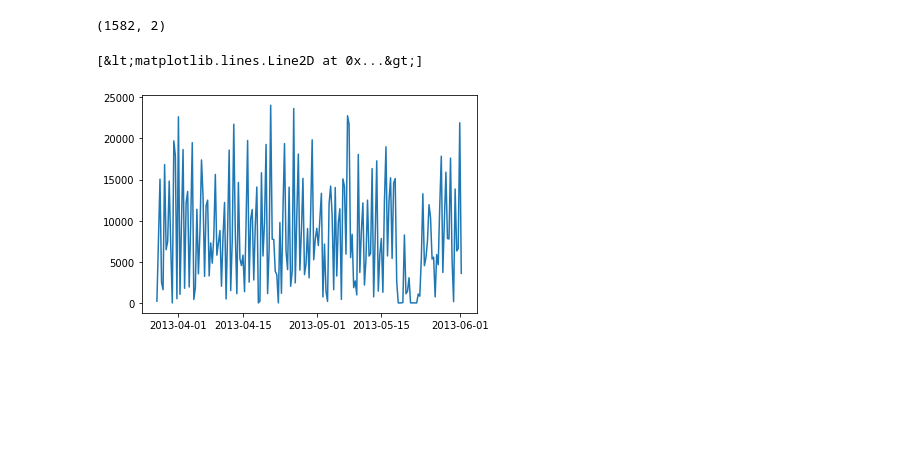
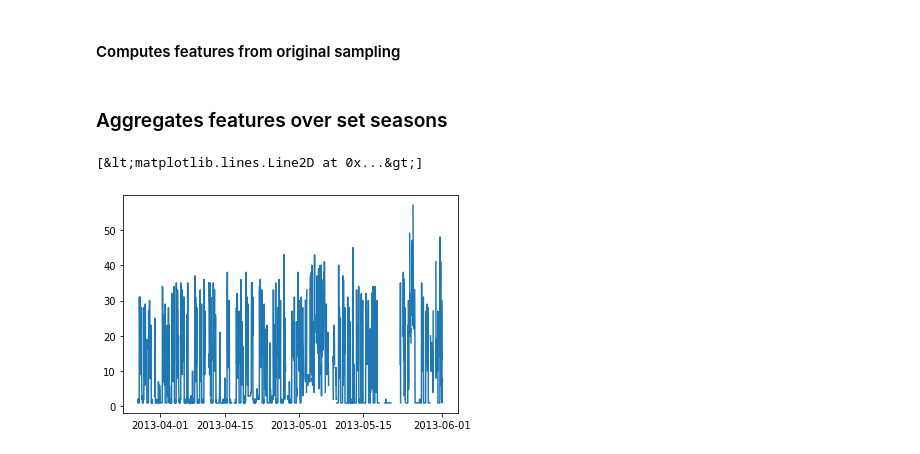
Before and after one commit to jx3yang/MAISHacks2020, a Jupyter notebook: model_training/seasons.ipynb, the cells around one changed output. Cells and saved outputs as stored; diff of their text form; code cells hidden in the pictures; blank space fills up the shorter version.

```diff
--- a/model_training/seasons.ipynb
+++ b/model_training/seasons.ipynb
@@ -23,11 +28,35 @@ df.head()
+# %% [markdown]
+#### Computes features from original sampling
+# %%
+df["main_activity"] = df[["activity_inference_0", "activity_inference_1", "activity_inference_2", "activity_inference_3"]].idxmax(axis="columns")
+df["main_audio"] = df[["audio_inference_0", "audio_inference_1", "audio_inference_2"]].idxmax(axis="columns")
+
+scaler = MinMaxScaler((-1, 1))
+df["now_in_dark"] = scaler.fit_transform(df[["phone_in_dark"]].where(df == 600, other=0).diff()) #{-1: "now dark", 1: "no longer dark"}
+df["now_charging"] = scaler.fit_transform(df[["phone_charging"]].where(df == 600, other=0).diff()) #{-1: "now charging", 1: "no longer charging"}
+df["now_locked"] = scaler.fit_transform(df[["phone_locked"]].where(df == 600, other=0).diff()) #{-1: "now locked", 1: "now unlocked"}
+#df.tail()
+# %% [markdown]
+### Aggregates features over set seasons
 # %%
-feature = df[["conversation", "hours", "days"]]
-grouped = feature.groupby(pd.Grouper(freq="H", base=0, label="right")).sum()
-grouped.shape
+group_df = df.groupby(pd.Grouper(freq="H", base=-4, label="right"))
+#group_df.groups
-# %% [output]
-(1582, 2)
+# %%
+agg_df = group_df.agg({"conversation" : "sum",
+                       "bt_total_devices_around" : "mean",
+                       "wifi_total_devices_around" : "max",
+                       "phone_in_dark" : "sum",
+                       "phone_charging" : "sum",
+                       "phone_locked" : "sum"
+                       })
+
+count_x = lambda x: x[x == 1].count()
+agg_df["count_now_dark"] = group_df["now_in_dark"].apply(count_x)
+agg_df["count_now_charging"] = group_df["now_charging"].apply(count_x)
+agg_df["count_locked"] = group_df["now_locked"].apply(count_x)
+#agg_df.tail()
 # %%
-plt.plot(grouped_conv["conversation"])
+plt.plot(agg_df[["wifi_total_devices_around"]])
 # %% [output]
 [&lt;matplotlib.lines.Line2D at 0x...&gt;]
-[figure, old version]
+[figure, new version]
```
Also changed, not shown: parts of 4 cells of this notebook, 2 other files.
